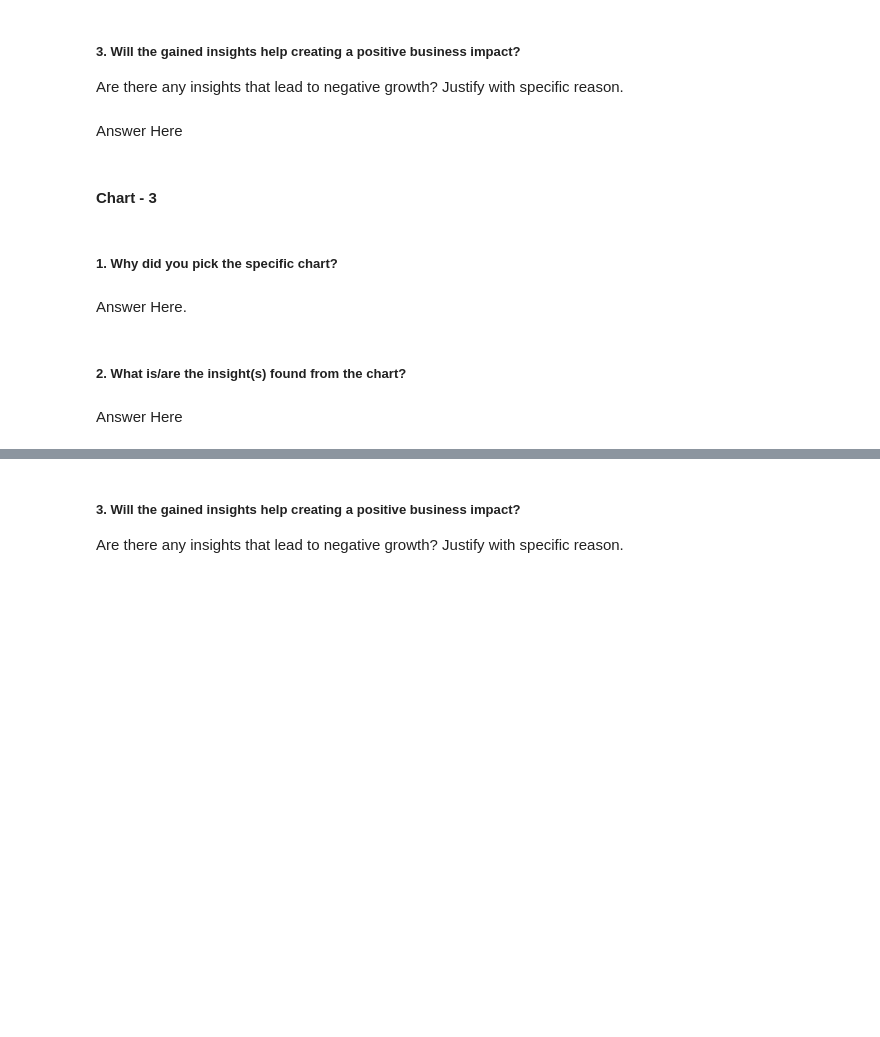
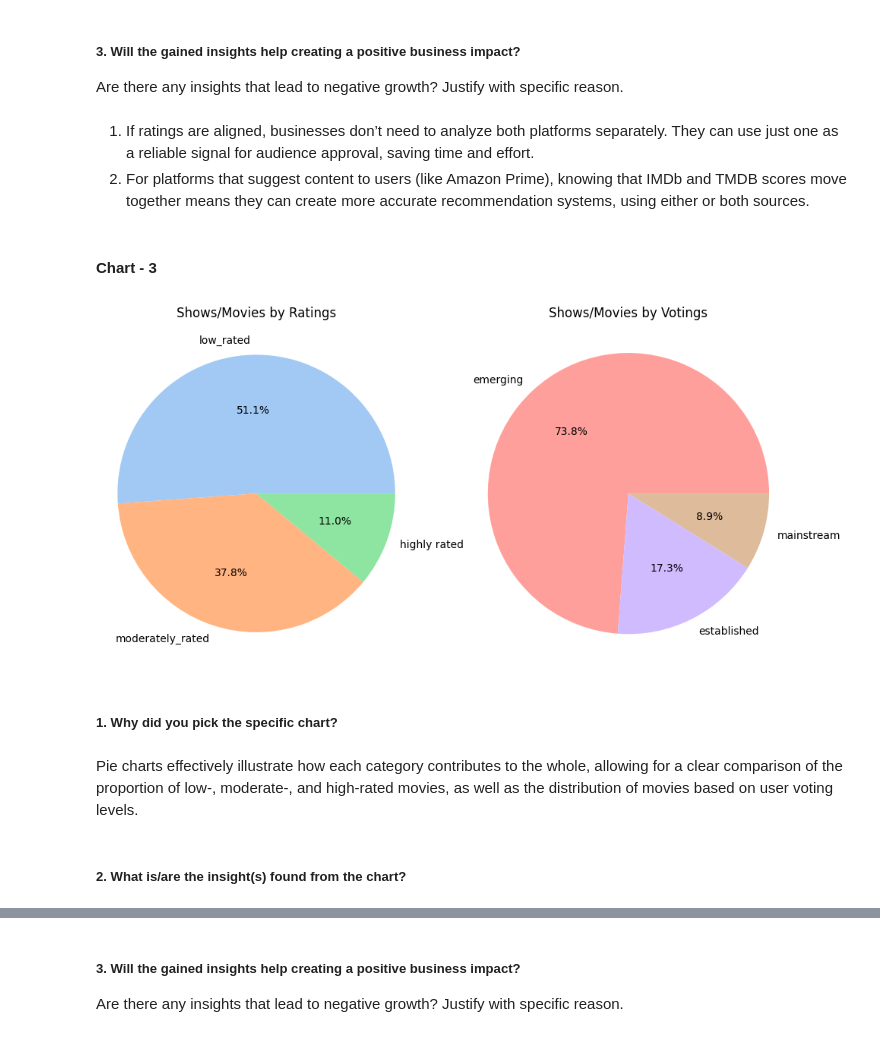
Before and after one commit to Giraj12/EDA--Capstone-Project, a Jupyter notebook: Amazon_Shows_EDA_.ipynb, the cells around one changed output, grey strips where cells are left out. Drawn from its saved outputs; the diff is of its cells as text; code cells hidden in the pictures; blank space fills up the shorter version.

```diff
--- a/Amazon_Shows_EDA_.ipynb
+++ b/Amazon_Shows_EDA_.ipynb
@@ -827,7 +987,8 @@ Answer Here
 # %% [markdown]
 ##### 3. Will the gained insights help creating a positive business impact?
 Are there any insights that lead to negative growth? Justify with specific reason.
-# %% [markdown]
-Answer Here
+# %% [markdown]
+1. If ratings are aligned, businesses don’t need to analyze both platforms separately. They can use just one as a reliable signal for audience approval, saving time and effort.
+2. For platforms that suggest content to users (like Amazon Prime), knowing that IMDb and TMDB scores move together means they can create more accurate recommendation systems, using either or both sources.
 # %% [markdown]
 #### Chart - 3
@@ -836,8 +995,36 @@ Answer Here
+# %%
+# Chart - 3 visualization code
+fig,ax=plt.subplots(1,2, figsize=(10,5))
+score_counts=df_unique['imdb_score_category'].value_counts()
+vote_counts=df_unique['imdb_votes_category'].value_counts()
+
+# Get colors from the same palette
+palette = sns.color_palette('pastel', n_colors=6)  # total 6 colors to use across both
+
+# Use first 3 colors for score, next 3 for votes
+colors_score = palette[:len(score_counts)]
+colors_votes = palette[-len(vote_counts):]
+
+
+
+# Pie chart to show proportion of highly rated movies: moderately rated movies: low rated movies based on imdb_score
+
+ax[0].pie(score_counts.values, labels=score_counts.index, autopct="%1.1f%%", labeldistance=1.1, colors=colors_score)
+ax[0].set_title('Shows/Movies by Ratings')
+ax[0].axis('equal')  # Equal aspect ratio ensures the pie is drawn as a circle
+plt.tight_layout()
+
+# pie chart to show proportion of mainstream(highly voted) movies: established(moderately voted) : emerging(low votes)
+
+ax[1].pie(vote_counts.values, labels=vote_counts.index, autopct="%1.1f%%", labeldistance=1.1, colors=colors_votes)
+ax[1].set_title('Shows/Movies by Votings')
+ax[1].axis('equal')  # Equal aspect ratio ensures the pie is drawn as a circle
+plt.tight_layout()
+# %% [output]
+[figure, added]
 # %% [markdown]
 ##### 1. Why did you pick the specific chart?
-# %% [markdown]
-Answer Here.
+# %% [markdown]
+Pie charts effectively illustrate how each category contributes to the whole, allowing for a clear comparison of the proportion of low-, moderate-, and high-rated movies, as well as the distribution of movies based on user voting levels.
 # %% [markdown]
 ##### 2. What is/are the insight(s) found from the chart?
-# %% [markdown]
-Answer Here
```
Also changed, not shown: parts of 48 cells of this notebook.
